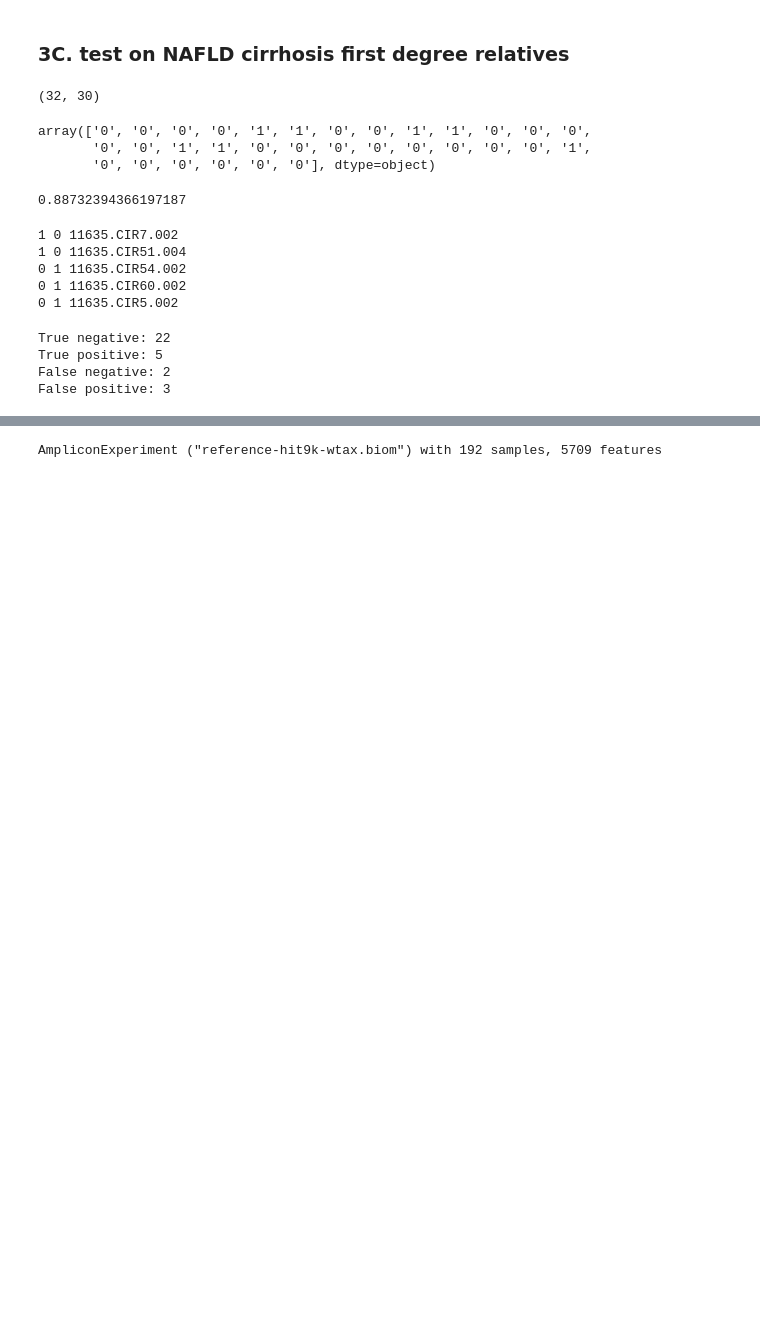
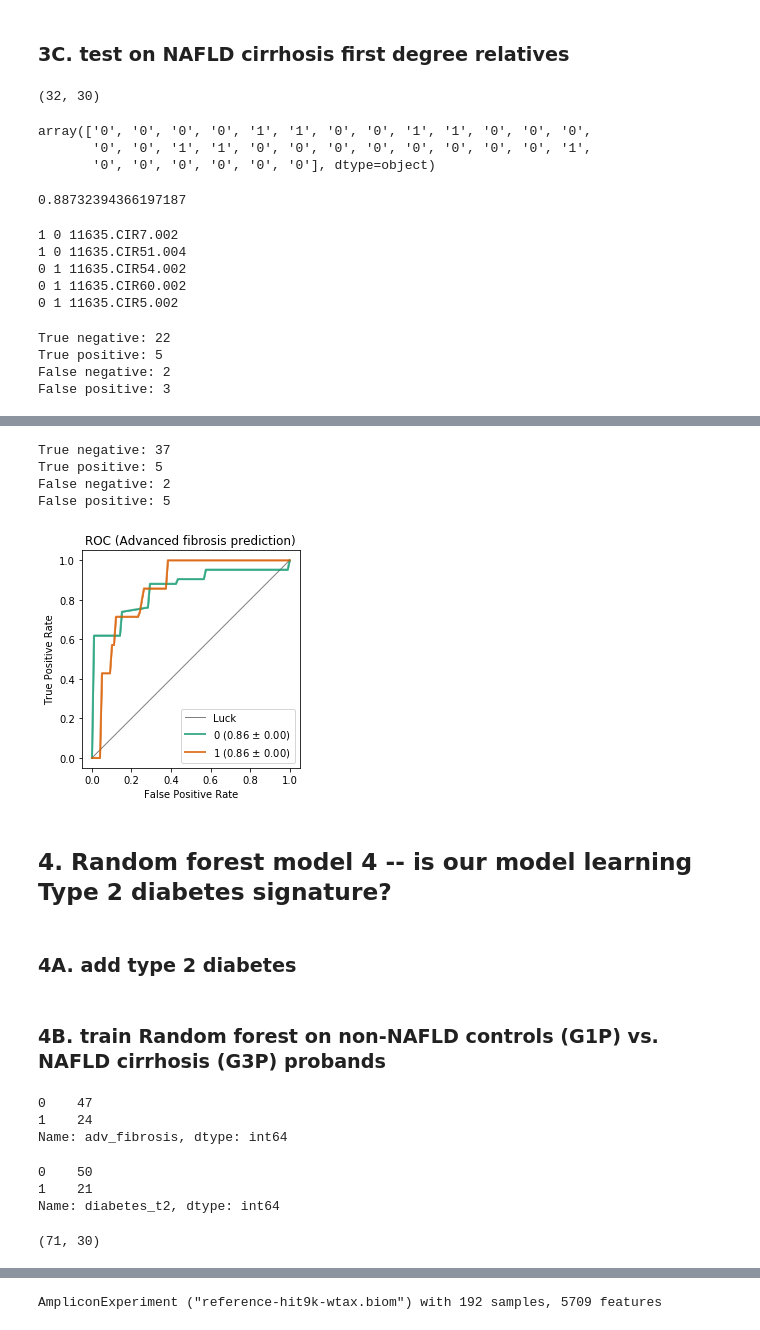
Before and after one commit to knightlab-analyses/familial-cirrhosis, a Jupyter notebook: RandomForest_Advanced_Fibrosis_classification.ipynb, the cells around one changed output, grey strips where cells are left out. Drawn from its saved outputs; the diff is of its cells as text; code cells hidden in the pictures; blank space fills up the shorter version.

```diff
--- a/RandomForest_Advanced_Fibrosis_classification.ipynb
+++ b/RandomForest_Advanced_Fibrosis_classification.ipynb
@@ -411,0 +443,6 @@ fig.savefig('../figures/auc_validation_G3R_top_predseqs_ageSexBMI.pdf', bbox_to_
+# %%
+expf2 = exp.filter_by_metadata('groups', ['G2P','G3R'], axis=0, negate=False).filter_by_metadata('adv_fibrosis', ['0', '1'],
+                                                                                          axis=0, negate=False)
+# filter to keep only top predictors + age, sex, bmi from previous model
+expf2 = expf2.filter_ids(list(top_predseqs)+['age', 'sex', 'bmi'], axis='f')
+expf2.shape
@@ -411,0 +457,14 @@ fig.savefig('../figures/auc_validation_G3R_top_predseqs_ageSexBMI.pdf', bbox_to_
+# %%
+# prepare testing data
+X_test = expf2.data
+y_test = []
+
+for idx in expf2.sample_metadata.index:
+    if expf2.sample_metadata.loc[idx, 'adv_fibrosis'] == '0':
+        y_test.append(0)
+    if expf2.sample_metadata.loc[idx, 'adv_fibrosis'] == '1':
+        y_test.append(1)
+# %%
+clf3 = RandomForestClassifier(500, oob_score=True)
+clf3.fit(X_train, y_train)
+clf3.oob_score_
@@ -411,0 +489,13 @@ fig.savefig('../figures/auc_validation_G3R_top_predseqs_ageSexBMI.pdf', bbox_to_
+# %%
+from sklearn.metrics import confusion_matrix
+tn, fp, fn, tp = confusion_matrix(y_test, y_pred).ravel()
+
+print('True negative:', tn)
+print('True positive:', tp)
+print('False negative:', fn)
+print('False positive:', fp)
+# %% [output]
+True negative: 37
+True positive: 5
+False negative: 2
+False positive: 5
@@ -411,0 +508,9 @@ fig.savefig('../figures/auc_validation_G3R_top_predseqs_ageSexBMI.pdf', bbox_to_
+# %%
+res = pd.DataFrame(clf3.predict_proba(X_test))
+res.columns = clf3.classes_
+res['Y_TRUE'] = y_test
+res['CV'] = 0
+# %%
+fig = plot_roc(res, title='ROC (Advanced fibrosis prediction)').get_figure()
+# %% [output]
+[figure, added]
@@ -411,0 +519,4 @@ fig.savefig('../figures/auc_validation_G3R_top_predseqs_ageSexBMI.pdf', bbox_to_
+# %% [markdown]
+## 4. Random forest model 4 -- is our model learning Type 2 diabetes signature?
+# %% [markdown]
+### 4A. add type 2 diabetes
@@ -411,0 +535,18 @@ fig.savefig('../figures/auc_validation_G3R_top_predseqs_ageSexBMI.pdf', bbox_to_
+# %% [markdown]
+### 4B. train Random forest on non-NAFLD controls (G1P) vs. NAFLD cirrhosis (G3P) probands
+# %%
+expf.sample_metadata.adv_fibrosis.value_counts()
+# %% [output]
+0    47
+1    24
+Name: adv_fibrosis, dtype: int64
+# %%
+expf.sample_metadata.diabetes_t2.value_counts()
+# %% [output]
+0    50
+1    21
+Name: diabetes_t2, dtype: int64
+# %%
+expf.shape
+# %% [output]
+(71, 30)
```
Also changed, not shown: parts of 60 cells of this notebook, 2 other files.
